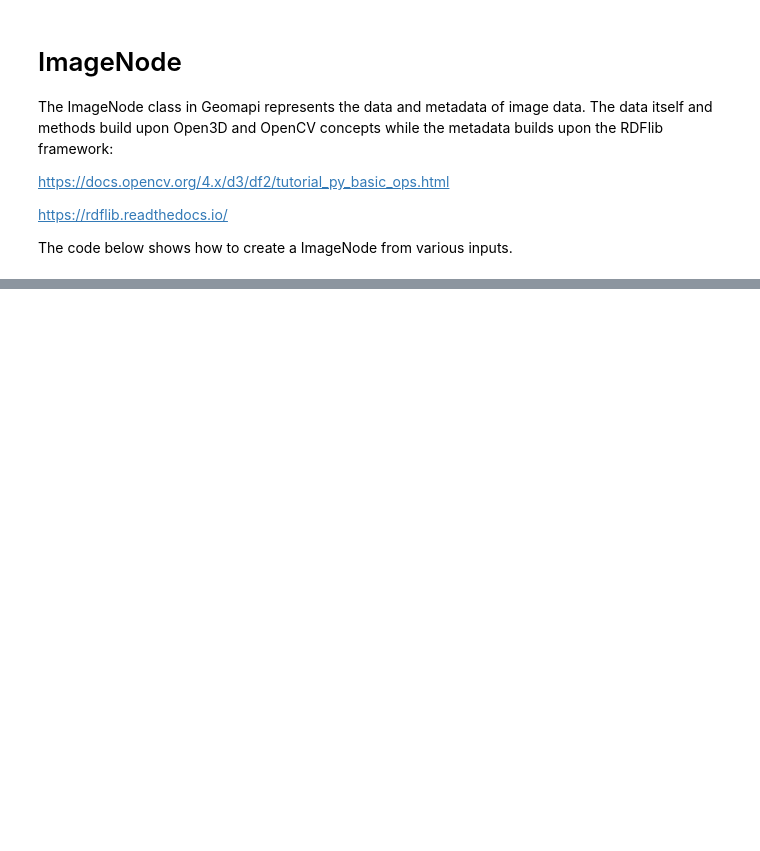
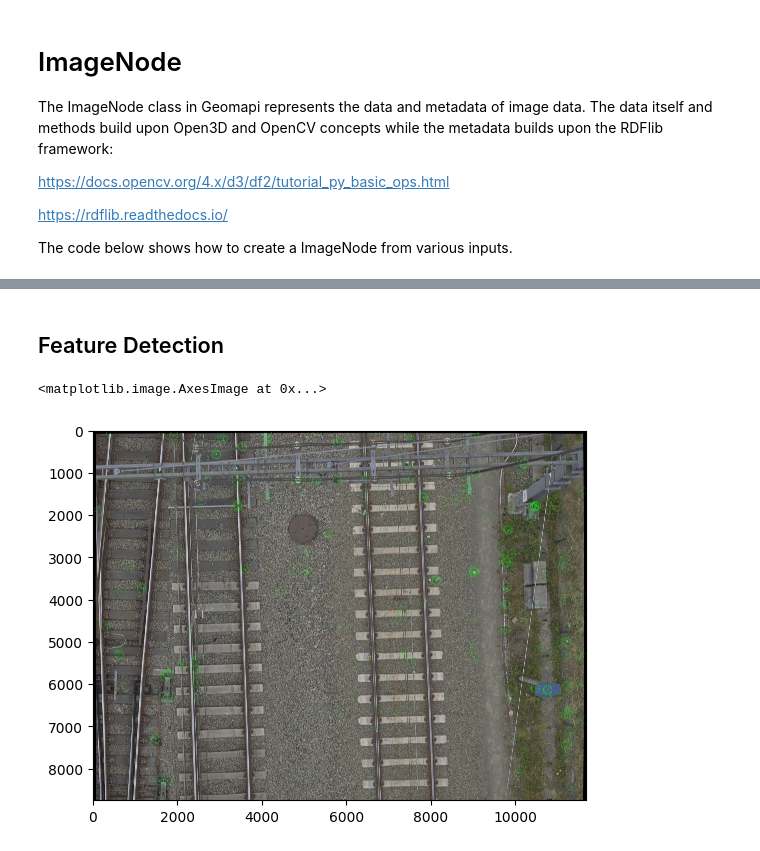
Before and after one commit to KU-Leuven-Geomatics/geomapi, a Jupyter notebook: docs/source/tutorial/tutorial_imagenodes.ipynb, the cells around one changed output, grey strips where cells are left out. Cells and saved outputs as stored; diff of their text form; code cells hidden in the pictures; blank space fills up the shorter version.

```diff
--- a/docs/source/tutorial/tutorial_imagenodes.ipynb
+++ b/docs/source/tutorial/tutorial_imagenodes.ipynb
@@ -350,0 +195,13 @@ print(virtualNode.graph.serialize())
+# %%
+imageNode = ImageNode(graphPath=r"../../../tests\testfiles\graphs\img_graph.ttl",  subject = "images#IMG_8834", loadResource=True)
+
+# World to image
+wp = np.array([-200,-10,-50])
+uv, depths = imageNode.world_to_pixel_coordinates(wp)
+
+print(uv, depths)
+
+# Image to world
+wp_back = imageNode.pixel_to_world_coordinates(uv, depths)
+
+print(wp_back)
@@ -350,0 +228,12 @@ print(virtualNode.graph.serialize())
+# %% [markdown]
+## Feature Detection
+# %%
+from matplotlib import pyplot as plt
+node = ImageNode(path=r"../../..\tests\testfiles\img\IMG_8834.JPG", loadResource=True)
+
+imageNode.get_image_features()
+image = imageNode.draw_keypoints_on_image()
+plt.imshow(image)
+# %% [output]
+<matplotlib.image.AxesImage at 0x...>
+[figure, added]
```
Also changed, not shown: parts of 70 cells of this notebook, 22 other files.
